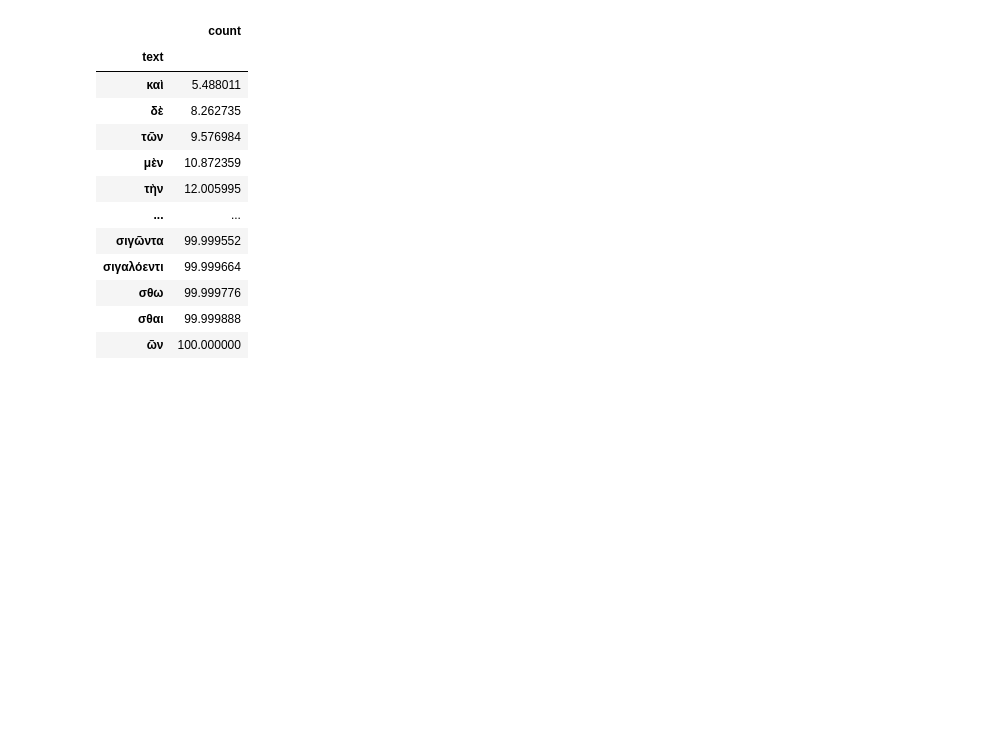
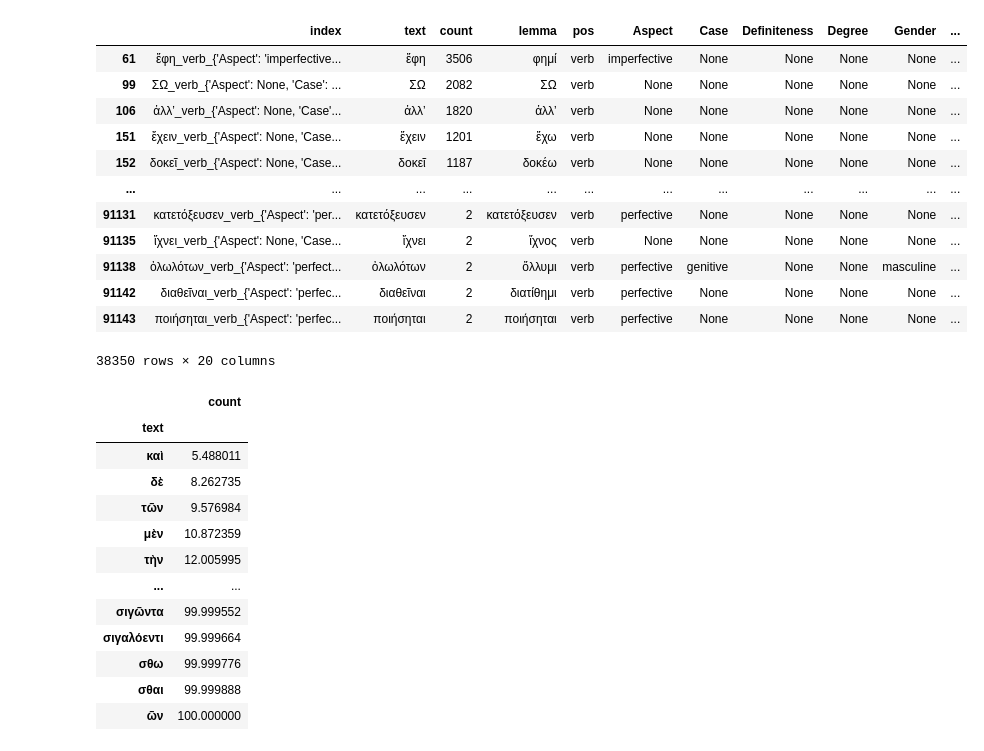
Before and after one commit to fedorst/attic-anki, a Jupyter notebook: notebooks/analyze_frequencies.ipynb, the cells around one changed output. Cells and saved outputs as stored; diff of their text form; code cells hidden in the pictures; blank space fills up the shorter version.

```diff
--- a/notebooks/analyze_frequencies.ipynb
+++ b/notebooks/analyze_frequencies.ipynb
@@ -10,3 +11,3 @@ import pandas as pd
 # %%
-df_sents = pd.read_parquet("sentences.parquet")
-df_words = pd.read_parquet("word_to_lemma.parquet")
+df_sents = pd.read_parquet("../data/sentences.parquet").drop_duplicates(subset=["sentence_txt"])
+df_words = pd.read_parquet("../data/word_to_lemma.parquet")
@@ -13 +117,17 @@ df_words = pd.read_parquet("word_to_lemma.parquet")
+# %%
+df_words[df_words["pos"] == "verb"]
+# %% [output]
+|  | index | text | count | lemma | pos | Aspect | Case | Definiteness | Degree | Gender | ... |
+| 61 | ἔφη_verb_{'Aspect': 'imperfective... | ἔφη | 3506 | φημί | verb | imperfective | None | None | None | None | ... |
+| 99 | ΣΩ_verb_{'Aspect': None, 'Case': ... | ΣΩ | 2082 | ΣΩ | verb | None | None | None | None | None | ... |
+| 106 | ἀλλʼ_verb_{'Aspect': None, 'Case'... | ἀλλʼ | 1820 | ἀλλʼ | verb | None | None | None | None | None | ... |
+| 151 | ἔχειν_verb_{'Aspect': None, 'Case... | ἔχειν | 1201 | ἔχω | verb | None | None | None | None | None | ... |
+| 152 | δοκεῖ_verb_{'Aspect': None, 'Case... | δοκεῖ | 1187 | δοκέω | verb | None | None | None | None | None | ... |
+| ... | ... | ... | ... | ... | ... | ... | ... | ... | ... | ... | ... |
+| 91131 | κατετόξευσεν_verb_{'Aspect': 'per... | κατετόξευσεν | 2 | κατετόξευσεν | verb | perfective | None | None | None | None | ... |
+| 91135 | ἴχνει_verb_{'Aspect': None, 'Case... | ἴχνει | 2 | ἴχνος | verb | None | None | None | None | None | ... |
+| 91138 | ὀλωλότων_verb_{'Aspect': 'perfect... | ὀλωλότων | 2 | ὄλλυμι | verb | perfective | genitive | None | None | masculine | ... |
+| 91142 | διαθεῖναι_verb_{'Aspect': 'perfec... | διαθεῖναι | 2 | διατίθημι | verb | perfective | None | None | None | None | ... |
+| 91143 | ποιήσηται_verb_{'Aspect': 'perfec... | ποιήσηται | 2 | ποιήσηται | verb | perfective | None | None | None | None | ... |
+38350 rows × 20 columns
 # %%
```
Also changed, not shown: parts of 11 cells of this notebook, 12 other files.
